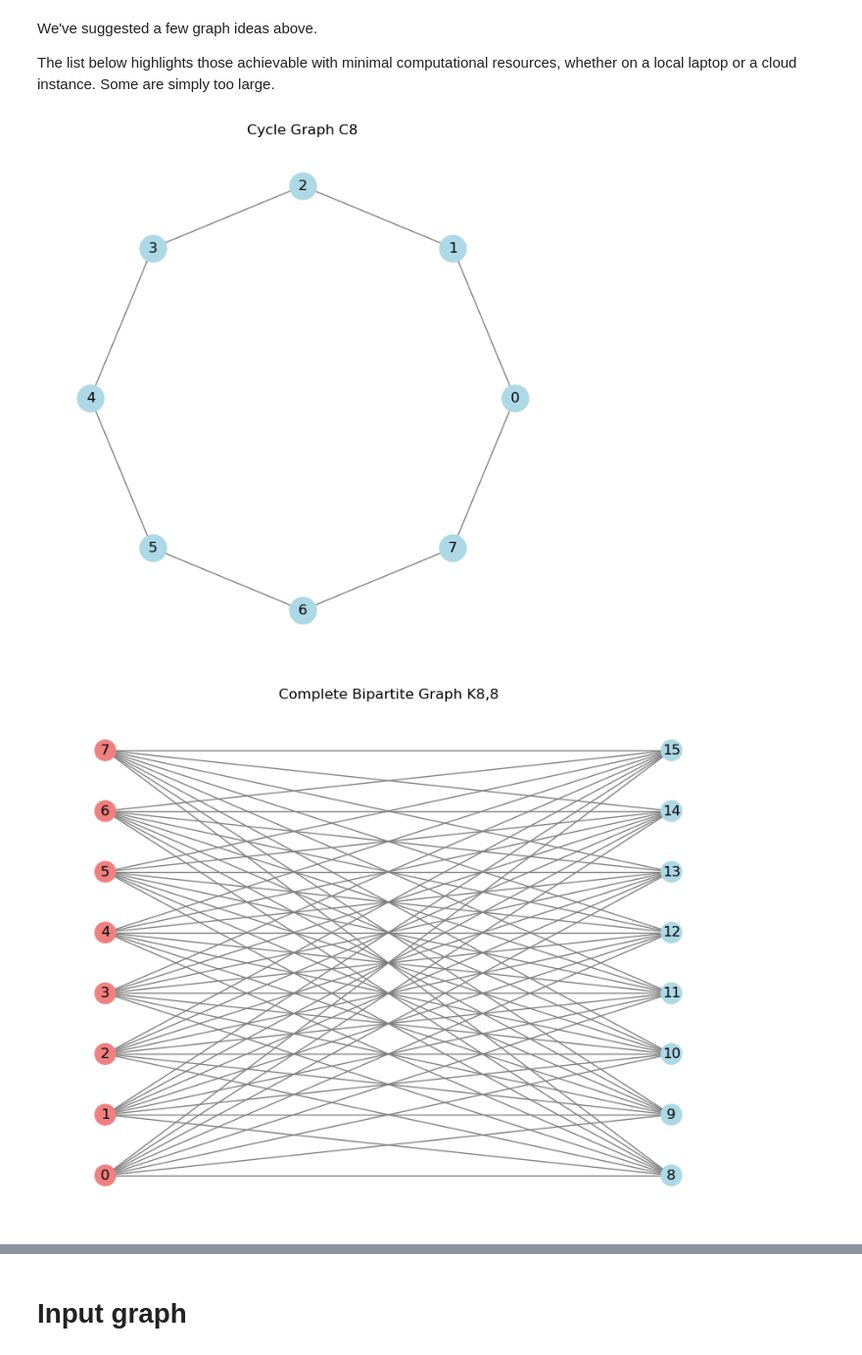
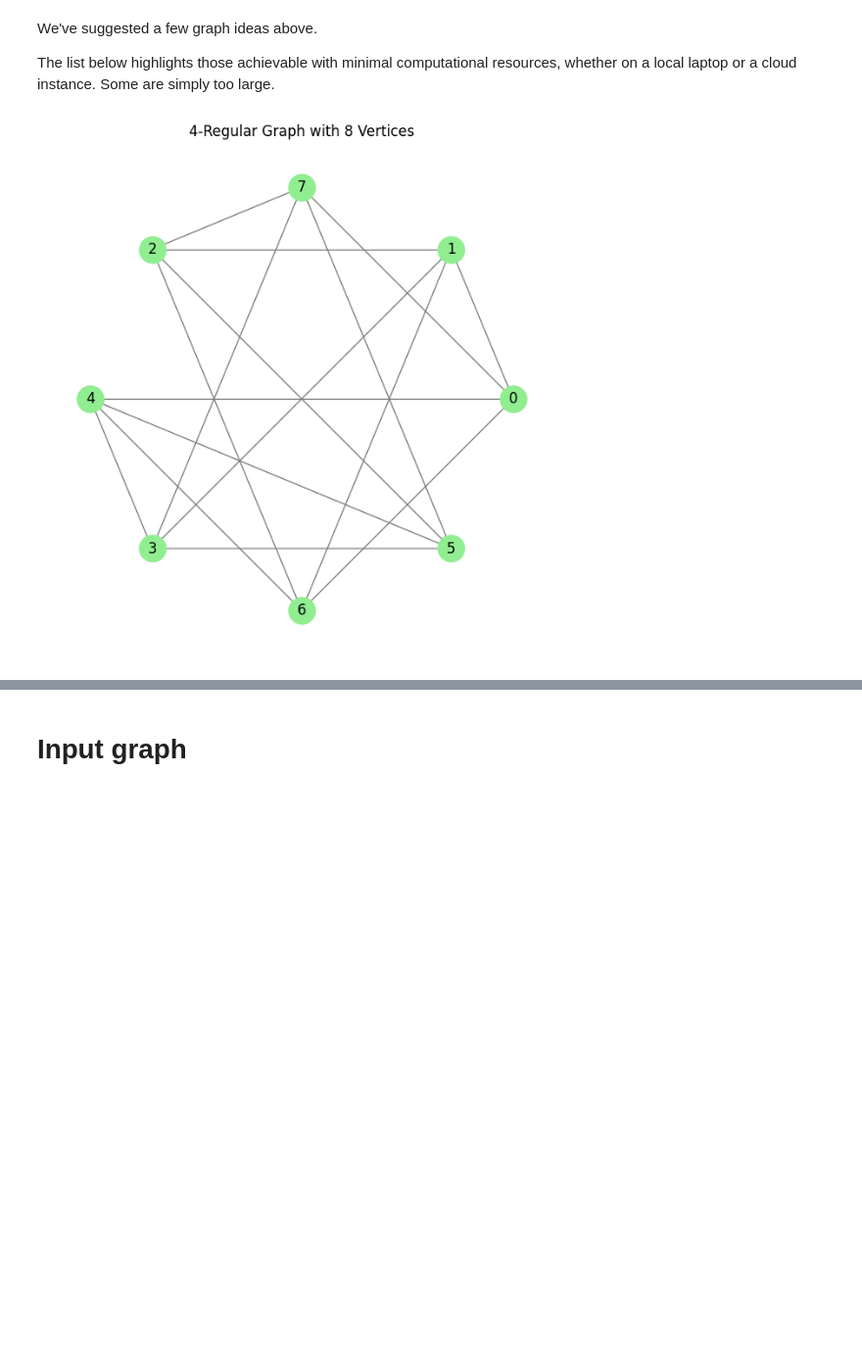
Before and after one commit to funnysomething/iQuHack_HG2025, a Jupyter notebook: IonQuHack2025.ipynb, the cells around one changed output, grey strips where cells are left out. Shown at 98% size. Cells and saved outputs as stored; diff of their text form; code cells hidden in the pictures; blank space fills up the shorter version.

```diff
--- a/IonQuHack2025.ipynb
+++ b/IonQuHack2025.ipynb
@@ -316,14 +315,13 @@ The list below highlights those achievable with minimal computational resources,
 # %%
 # Choose your favorite graph and build your winning ansatz!
 
-graph1 = cycle_graph_c8()
-graph2 = complete_bipartite_graph_k88()
-graph3 = complete_bipartite_graph_k_nn(5)
+# graph1 = cycle_graph_c8()
+# graph2 = complete_bipartite_graph_k88()
+# graph3 = complete_bipartite_graph_k_nn(5)
 graph4 = regular_graph_4_8()
-graph5 = cubic_graph_3_16()
-graph6 = random_connected_graph_16(p=0.18)
-graph7 = expander_graph_n(16)
-#graph8 = -> make your own cool graph
+# graph5 = cubic_graph_3_16()
+# graph6 = random_connected_graph_16(p=0.18)
+# graph7 = expander_graph_n(16)
+# graph8 = expander_graph_n(9)
 # %% [output]
-[figure, old version]
+[figure, new version]
-[figure, removed]
```
Also changed, not shown: parts of 17 cells of this notebook.
